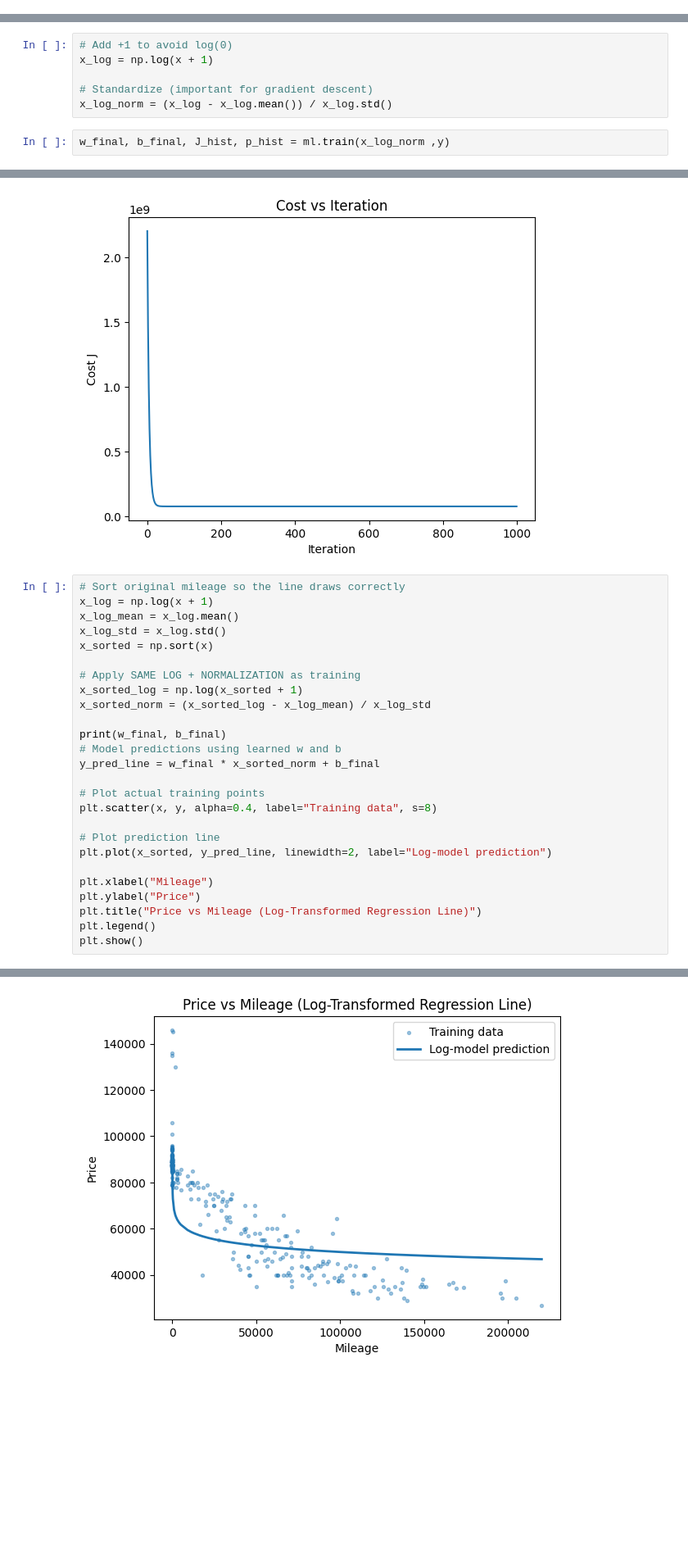
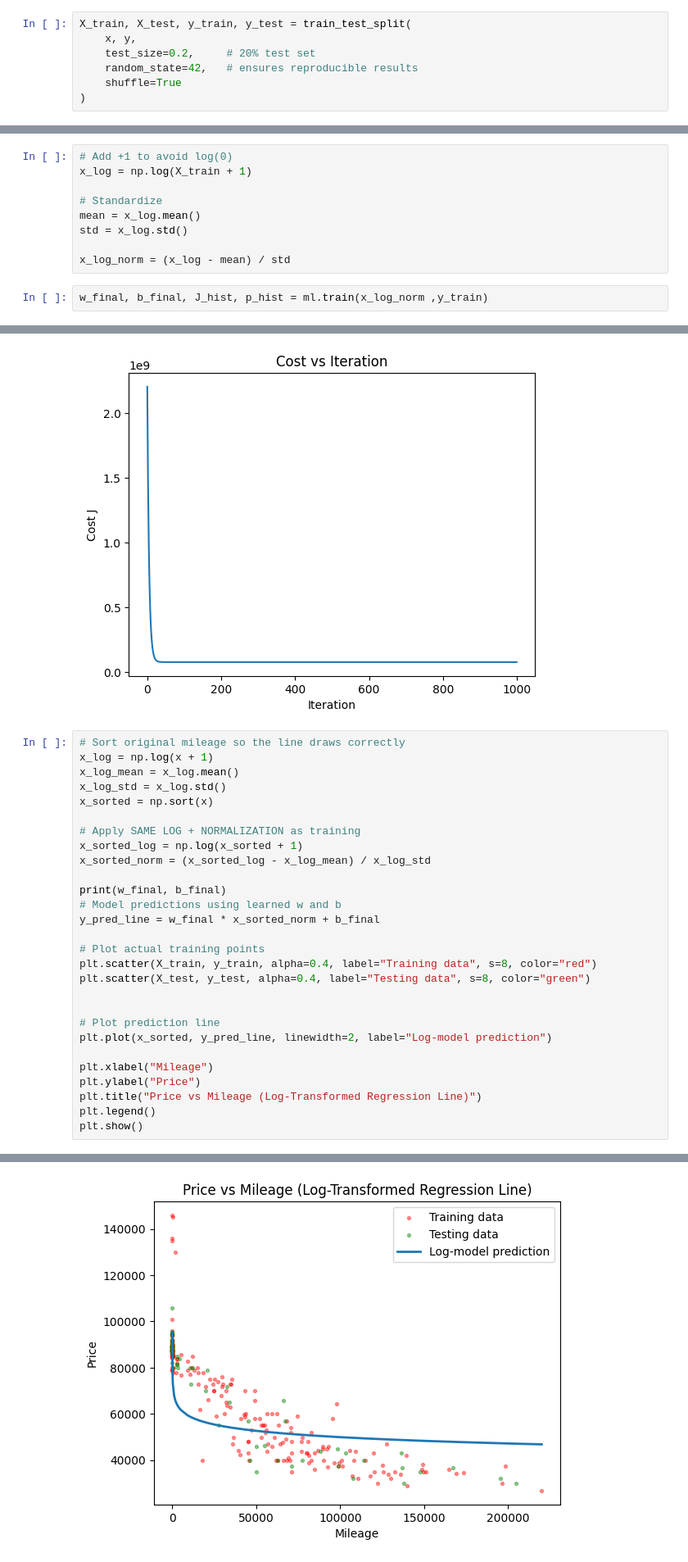
Before and after one commit to stephen447/Machine-Learning-Implementations, a Jupyter notebook: Linear Regression Mileage Log Feature.ipynb, the cells around one changed output, grey strips where cells are left out. Shown at 82% size. Cells and saved outputs as stored; diff of their text form; blank space fills up the shorter version.

```diff
--- a/Linear Regression Mileage Log Feature.ipynb
+++ b/Linear Regression Mileage Log Feature.ipynb
@@ -24,0 +40,7 @@ y = df["price"]
+# %%
+X_train, X_test, y_train, y_test = train_test_split(
+    x, y,
+    test_size=0.2,     # 20% test set
+    random_state=42,   # ensures reproducible results
+    shuffle=True
+)
@@ -25,9 +60,12 @@ y = df["price"]
 # %%
 # Add +1 to avoid log(0)
-x_log = np.log(x + 1)
+x_log = np.log(X_train + 1)
 
-# Standardize (important for gradient descent)
-x_log_norm = (x_log - x_log.mean()) / x_log.std()
+# Standardize
+mean = x_log.mean()
+std = x_log.std()
+
+x_log_norm = (x_log - mean) / std
 # %%
-w_final, b_final, J_hist, p_hist = ml.train(x_log_norm ,y)
+w_final, b_final, J_hist, p_hist = ml.train(x_log_norm ,y_train)
 # %% [output]
@@ -65,7 +103,9 @@ print(w_final, b_final)
 y_pred_line = w_final * x_sorted_norm + b_final
 
 # Plot actual training points
-plt.scatter(x, y, alpha=0.4, label="Training data", s=8)
+plt.scatter(X_train, y_train, alpha=0.4, label="Training data", s=8, color="red")
+plt.scatter(X_test, y_test, alpha=0.4, label="Testing data", s=8, color="green")
+
 
 # Plot prediction line
 plt.plot(x_sorted, y_pred_line, linewidth=2, label="Log-model prediction")
@@ -80 +120 @@ plt.show()
-[figure, old version]
+[figure, new version]
```
Also changed, not shown: parts of 7 cells of this notebook, 1 other file.
